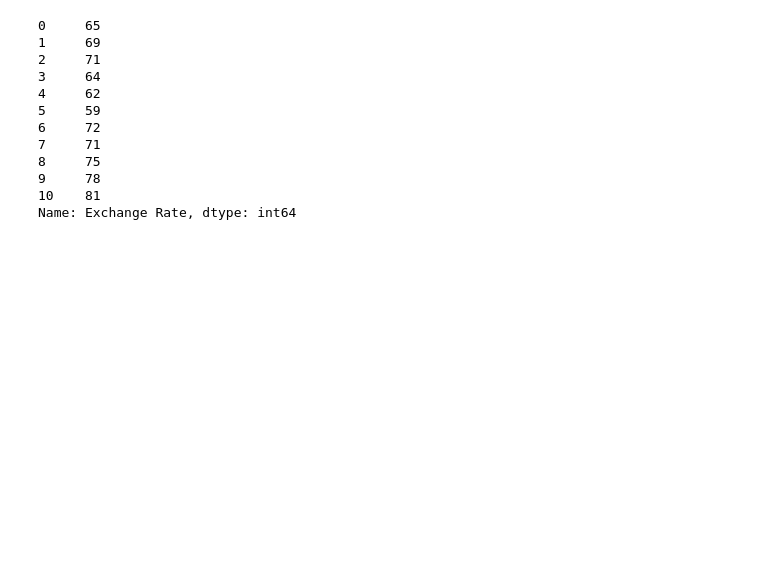
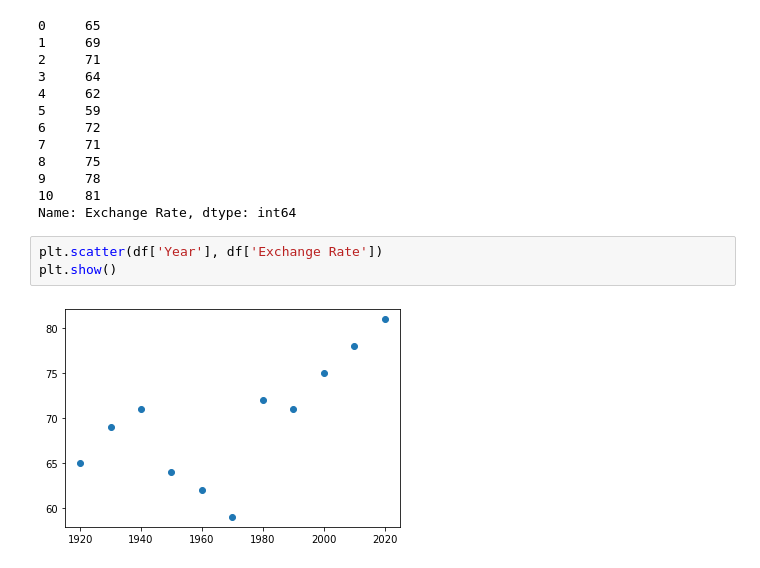
Before and after one commit to omonuj/Python-for-data-science, a Jupyter notebook: Matplotlib-TL.ipynb, the cells around one changed output. Saved outputs shown, nothing was run; the diff lists cells and outputs as text; blank space fills up the shorter version.

```diff
--- a/Matplotlib-TL.ipynb
+++ b/Matplotlib-TL.ipynb
@@ -116,3 +116,8 @@ Name: Year, dtype: int64
 9     78
 10    81
 Name: Exchange Rate, dtype: int64
+# %%
+plt.scatter(df['Year'], df['Exchange Rate'])
+plt.show()
+# %% [output]
+[figure, added]
```
Also changed, not shown: parts of 4 cells of this notebook.
